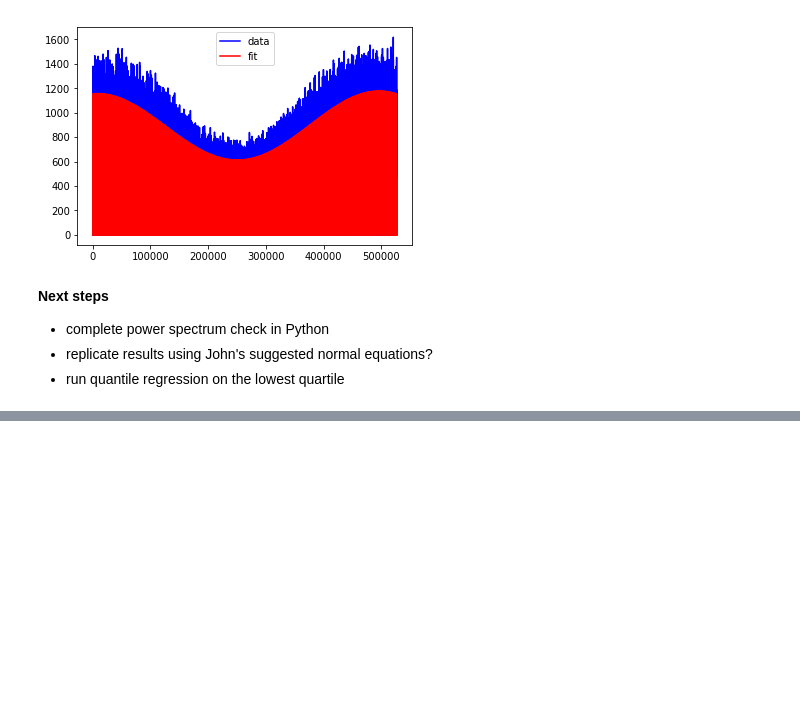
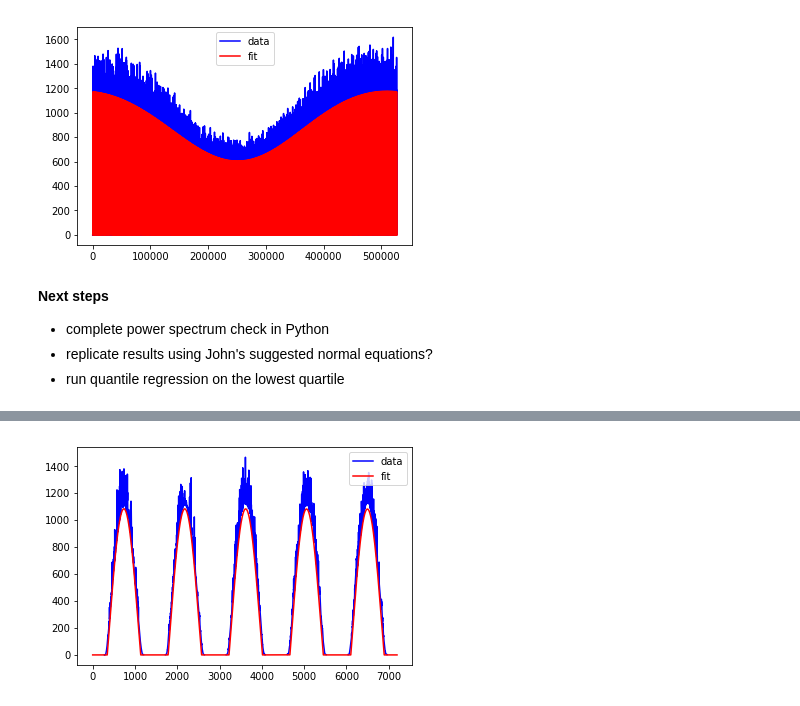
Before and after one commit to MSAmit/Capstone-project, a Jupyter notebook: Fourier_clear_sky_model.ipynb, the cells around one changed output, grey strips where cells are left out. Saved outputs shown, nothing was run; the diff lists cells and outputs as text; code cells hidden in the pictures; blank space fills up the shorter version.

```diff
--- a/Fourier_clear_sky_model.ipynb
+++ b/Fourier_clear_sky_model.ipynb
@@ -308,0 +407,8 @@ res.params
+# %%
+# First 5 days of January
+plt.plot(PV_clear_sky.iloc[0:7200,:]['GHI'].values, 'b-', label='data')
+plt.plot(PV_clear_sky.iloc[0:7200,:]['pred_Q'].values, 'r-', label='fit')
+plt.legend(loc=1)
+plt.show();
+# %% [output]
+[figure, added]
```
Also changed, not shown: parts of 66 cells of this notebook.
